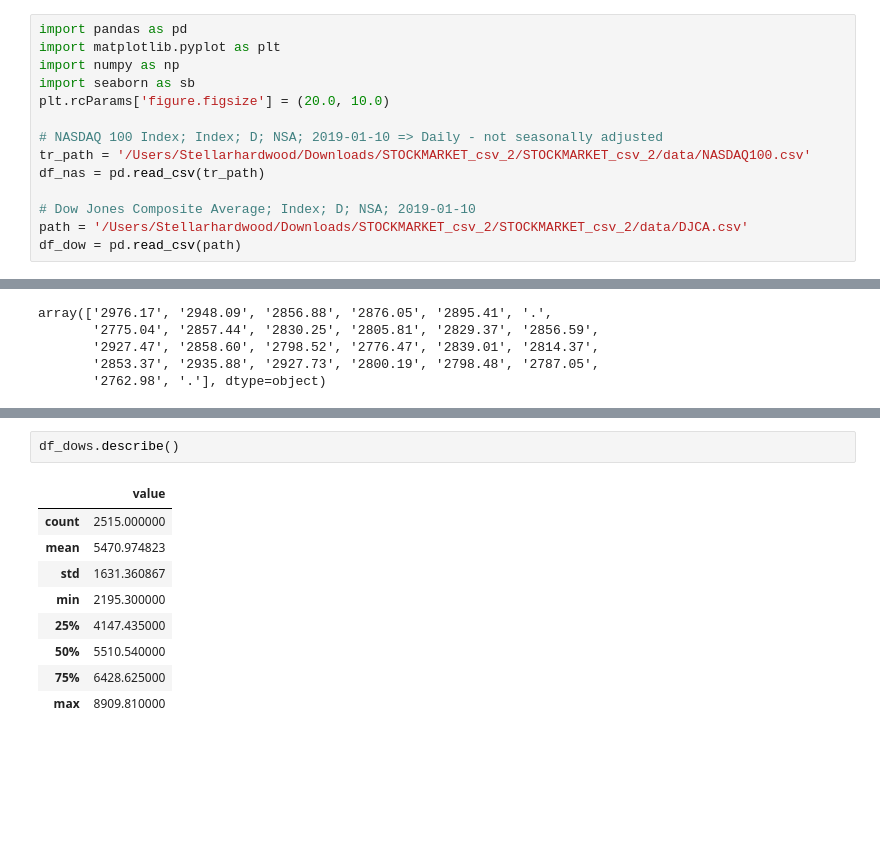
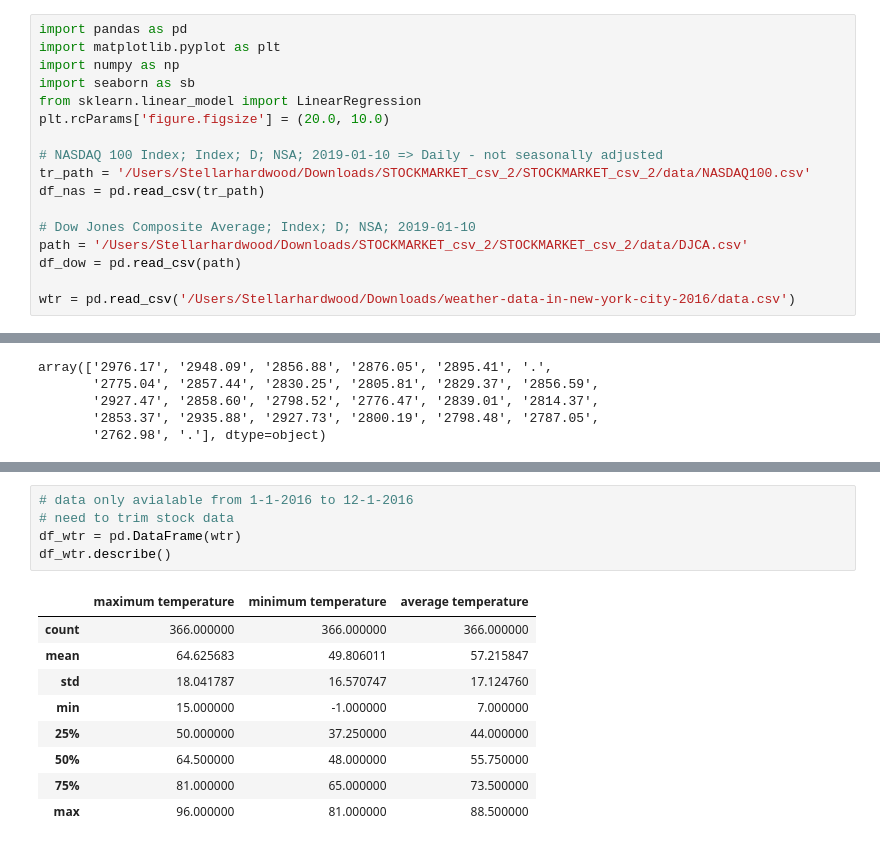
Before and after one commit to peterofson/Python_MachineLearning, a Jupyter notebook: Stock Market & Weather/StockMarket&Weather.ipynb, the cells around one changed output, grey strips where cells are left out. Drawn from its saved outputs; the diff is of its cells as text; blank space fills up the shorter version.

```diff
--- a/Stock Market & Weather/StockMarket&Weather.ipynb
+++ b/Stock Market & Weather/StockMarket&Weather.ipynb
@@ -3,6 +3,7 @@ import pandas as pd
 import matplotlib.pyplot as plt
 import numpy as np
 import seaborn as sb
+from sklearn.linear_model import LinearRegression
 plt.rcParams['figure.figsize'] = (20.0, 10.0)
 
 # NASDAQ 100 Index; Index; D; NSA; 2019-01-10 => Daily - not seasonally adjusted
@@ -12,3 +13,5 @@ df_nas = pd.read_csv(tr_path)
 # Dow Jones Composite Average; Index; D; NSA; 2019-01-10
 path = '/Users/Stellarhardwood/Downloads/STOCKMARKET_csv_2/STOCKMARKET_csv_2/data/DJCA.csv'
 df_dow = pd.read_csv(path)
+
+wtr = pd.read_csv('/Users/Stellarhardwood/Downloads/weather-data-in-new-york-city-2016/data.csv')
@@ -59,13 +77,16 @@ df_dows # 2515 rows × 2 columns
-# %%
-df_dows.describe()
-# %% [output]
-|  | value |
-| count | 2515.000000 |
-| mean | 5470.974823 |
-| std | 1631.360867 |
-| min | 2195.300000 |
-| 25% | 4147.435000 |
-| 50% | 5510.540000 |
-| 75% | 6428.625000 |
-| max | 8909.810000 |
+# %%
+# data only avialable from 1-1-2016 to 12-1-2016
+# need to trim stock data
+df_wtr = pd.DataFrame(wtr)
+df_wtr.describe()
+# %% [output]
+|  | maximum temperature | minimum temperature | average temperature |
+| count | 366.000000 | 366.000000 | 366.000000 |
+| mean | 64.625683 | 49.806011 | 57.215847 |
+| std | 18.041787 | 16.570747 | 17.124760 |
+| min | 15.000000 | -1.000000 | 7.000000 |
+| 25% | 50.000000 | 37.250000 | 44.000000 |
+| 50% | 64.500000 | 48.000000 | 55.750000 |
+| 75% | 81.000000 | 65.000000 | 73.500000 |
+| max | 96.000000 | 81.000000 | 88.500000 |
 # %%
```
Also changed, not shown: parts of 4 cells of this notebook.
